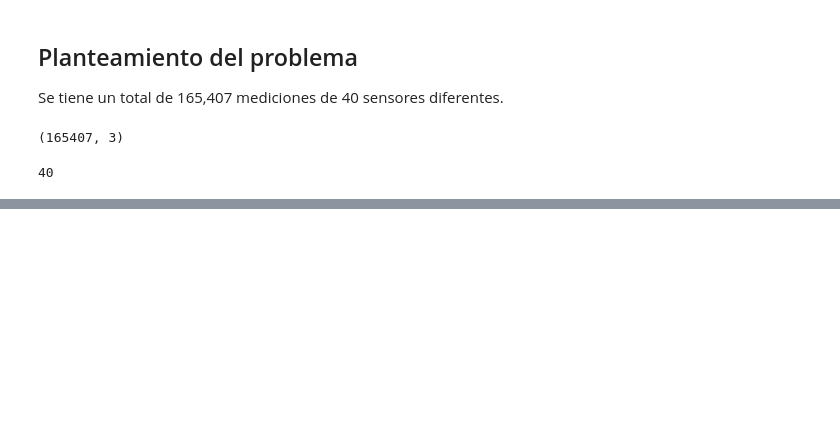
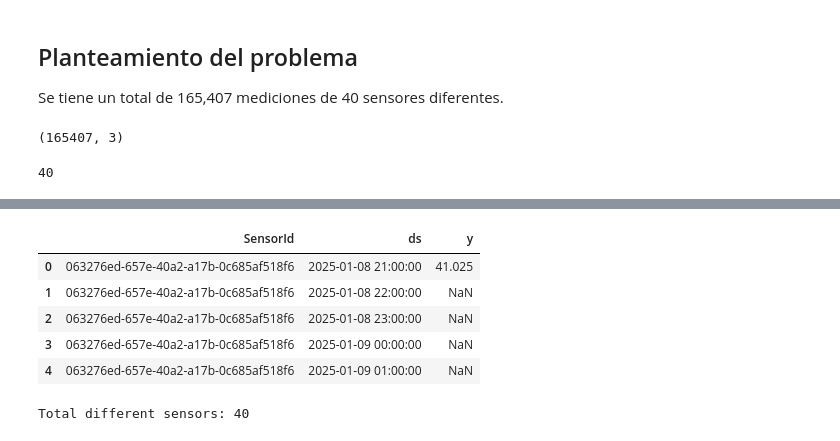
Before and after one commit to arteaga7/ML-Time-Predictions, a Jupyter notebook: notebooks/ml_model.ipynb, the cells around one changed output, grey strips where cells are left out. Cells and saved outputs as stored; diff of their text form; code cells hidden in the pictures; blank space fills up the shorter version.

```diff
--- a/notebooks/ml_model.ipynb
+++ b/notebooks/ml_model.ipynb
@@ -156,0 +133,29 @@ print(df['SensorId'].nunique())
+# %%
+# Set variables
+FUTURE_DAYS = 6
+RESAMPLE_FREQ = 'H'
+
+# Convert to compatible format for Prophet (ds, y)
+df = df.rename(columns={'TimeSpan': 'ds', 'Value': 'y'})
+df = df.sort_values(by='ds',ascending=True)
+
+# Resample by hour and obtain the mean of data
+df_resampled = df.set_index('ds').groupby('SensorId')['y'].resample(RESAMPLE_FREQ).mean().reset_index()
+df_resampled.head(5)
+# %% [output]
+|  | SensorId | ds | y |
+| 0 | 063276ed-657e-40a2-a17b-0c685af518f6 | 2025-01-08 21:00:00 | 41.025 |
+| 1 | 063276ed-657e-40a2-a17b-0c685af518f6 | 2025-01-08 22:00:00 | NaN |
+| 2 | 063276ed-657e-40a2-a17b-0c685af518f6 | 2025-01-08 23:00:00 | NaN |
+| 3 | 063276ed-657e-40a2-a17b-0c685af518f6 | 2025-01-09 00:00:00 | NaN |
+| 4 | 063276ed-657e-40a2-a17b-0c685af518f6 | 2025-01-09 01:00:00 | NaN |
+# %%
+# Create directory to save the results
+output_dir = '../data/processed/prophet_forecasts'
+os.makedirs(output_dir, exist_ok=True)
+
+# Obtain all sensors as a list
+sensor_ids = df_resampled['SensorId'].unique()
+print(f"Total different sensors: {len(sensor_ids)}")
+# %% [output]
+Total different sensors: 40
```
Also changed, not shown: parts of 24 cells of this notebook, 40 other files.
